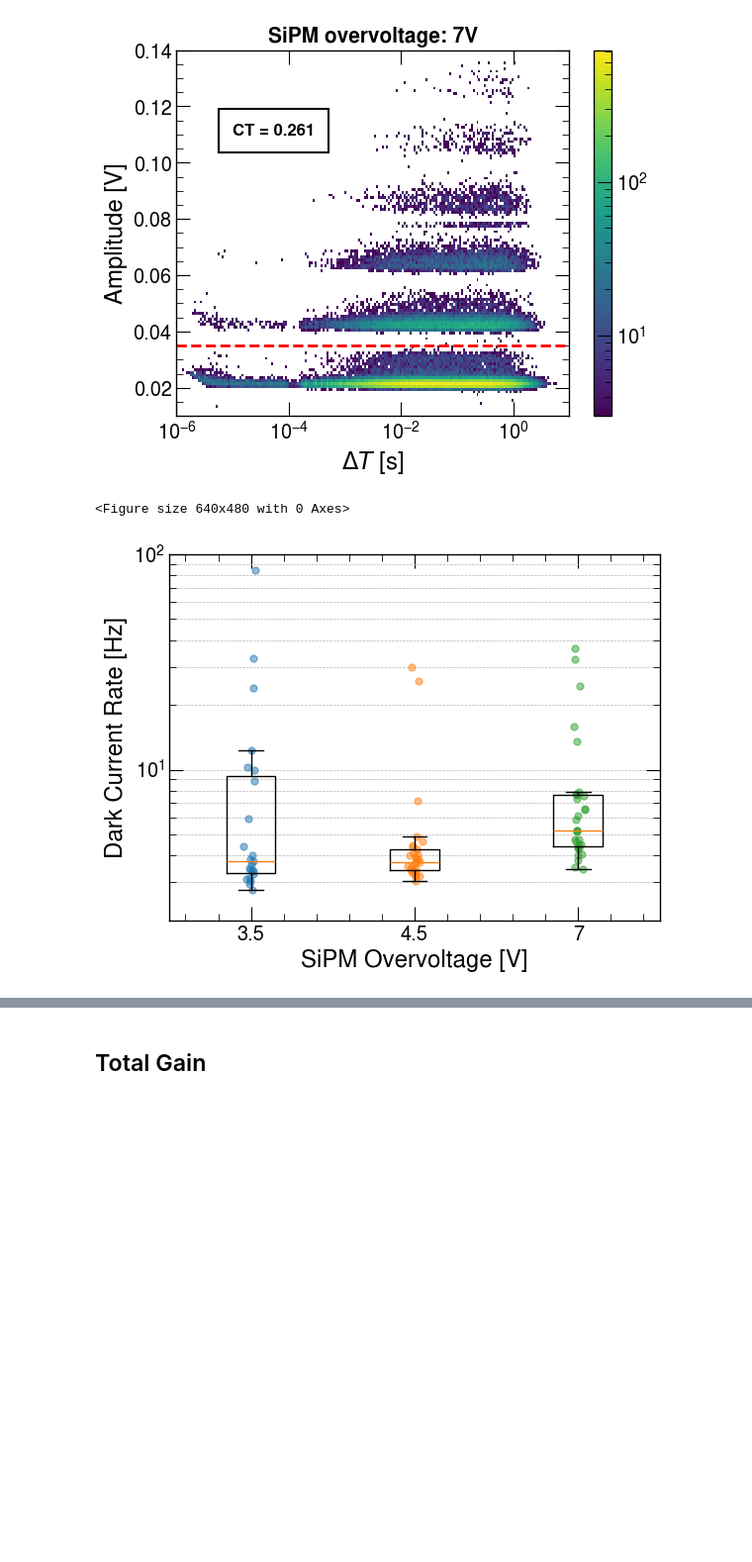
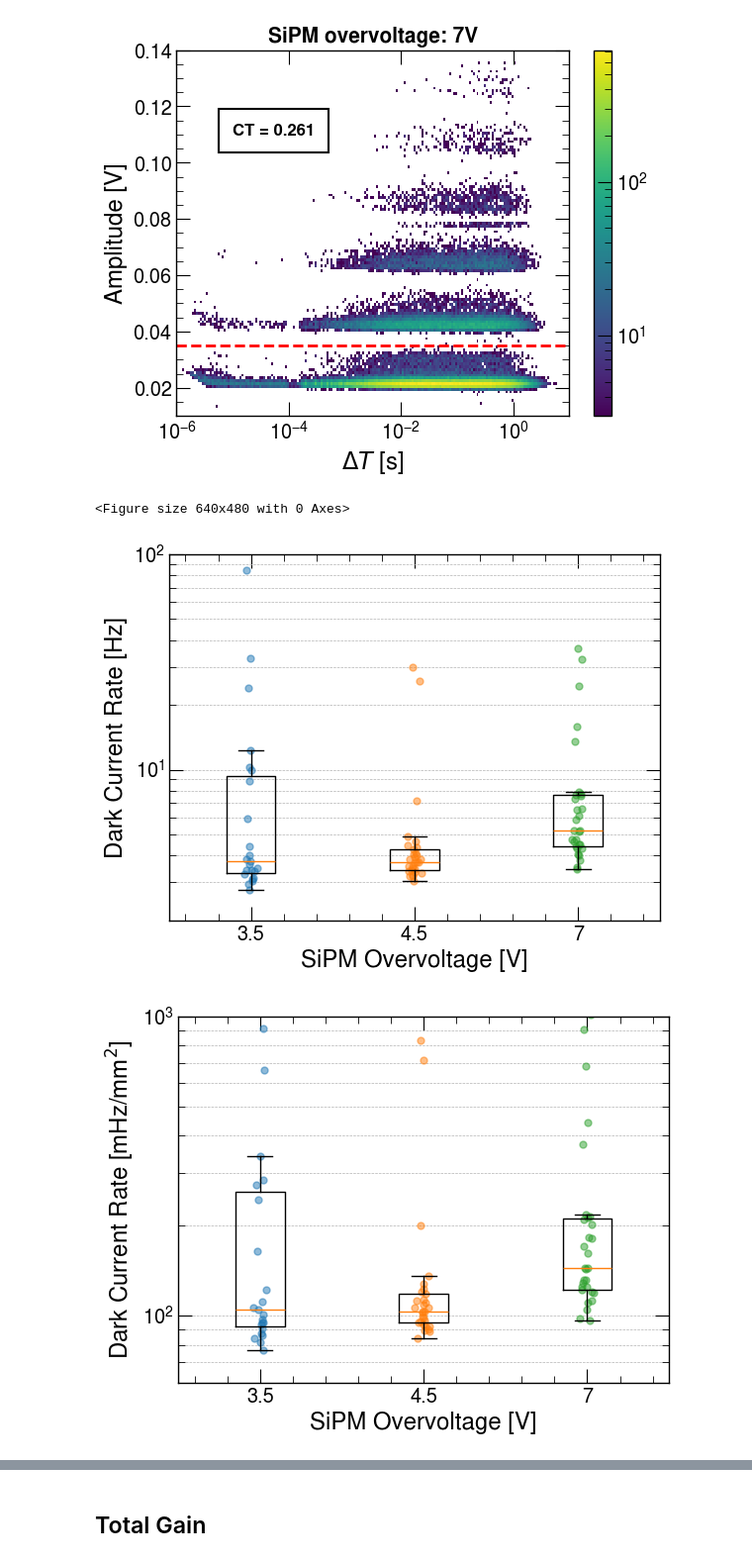
Before and after one commit to rodralva/DARK_CURRENT_FBK, a Jupyter notebook: final_plots.ipynb, the cells around one changed output, grey strips where cells are left out. Shown at 99% size. Cells and saved outputs as stored; diff of their text form; code cells hidden in the pictures; blank space fills up the shorter version.

Commit message:
little update to dark current plots

```diff
--- a/final_plots.ipynb
+++ b/final_plots.ipynb
@@ -111,42 +111,52 @@ marker=['o','s','^']
 OVs=[3.5,4.5,7]
 
 rates=[]
 std=[]
 for OV in OVs:
     filtered_dc_times_nev = DC_times_Nev[DC_times_Nev['OV'] == OV]
 
     rate=filtered_dc_times_nev["N_events"]/filtered_dc_times_nev["duration"] #Hz
     rates.append(rate.array)
 
 rates_mean=np.array([np.mean(rates[i] ) for i in range(len(rates))])
 rates_std=np.array([np.std(rates[i] ) for i in range(len(rates))])
 
 
 plt.figure()
 aux=[1,2,3]
 for rate,x in zip(rates,aux):
     plt.plot(x*np.ones(len(rate))+np.random.normal(0, 0.02,len(rate)),rate,marker='o',markersize=5,linestyle='None',alpha=0.5)
 
 box=plt.boxplot(rates,showmeans=False,showfliers=False);
 
 plt.ylabel('Dark Current Rate [Hz]')
-# plt.setp(box['boxes'][0], color='green')
-# plt.setp(box['caps'][0], color='green')
-# plt.setp(box['whiskers'][0], color='green')
-
-# plt.setp(box['boxes']   [1], color='green')
-# plt.setp(box['caps']    [1], color='green')
-# plt.setp(box['whiskers'][1], color='green')
-
-# plt.setp(box['boxes']   [2], color='green')
-# plt.setp(box['caps']    [2], color='green')
-# plt.setp(box['whiskers'][2], color='green')
 
 plt.xticks([1,2,3], [3.5,4.5,7]) # x axis labels
 plt.xlabel('SiPM Overvoltage [V]')
 plt.ylim(2,100)
 plt.semilogy()
 plt.grid(True,which='both',axis='y')
+
+plt.figure()
+aux=[1,2,3]
+
+i=0
+for rate,x in zip(rates,aux):
+    rate=rate/active_area*1000 #mHz/mm^2
+    plt.plot(x*np.ones(len(rate))+np.random.normal(0, 0.02,len(rate)),rate,marker='o',markersize=5,linestyle='None',alpha=0.5)
+
+    rates[i]=rates[i]/active_area*1000 #mHz/mm^2
+    i+=1;
+box=plt.boxplot(rates,showmeans=False,showfliers=False);
+
+plt.ylabel('Dark Current Rate [mHz/mm$^2$]')
+
+plt.xticks([1,2,3], [3.5,4.5,7]) # x axis labels
+plt.xlabel('SiPM Overvoltage [V]')
+plt.ylim(60,1000)
+plt.semilogy()
+plt.grid(True,which='both',axis='y')
 # %% [output]
 <Figure size 640x480 with 0 Axes>
-[figure, old version]
+[figure, new version]
+[figure, added]
```
Also changed, not shown: parts of 2 cells of this notebook.
